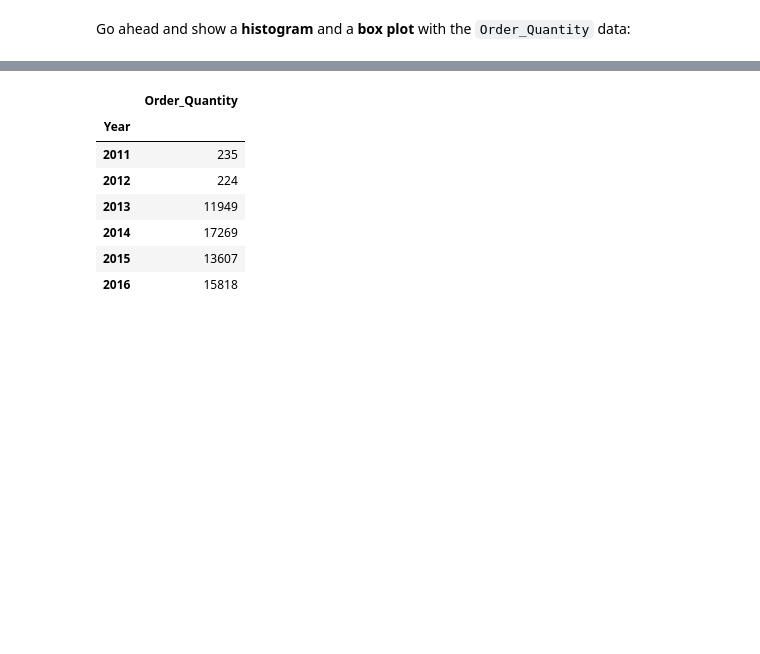
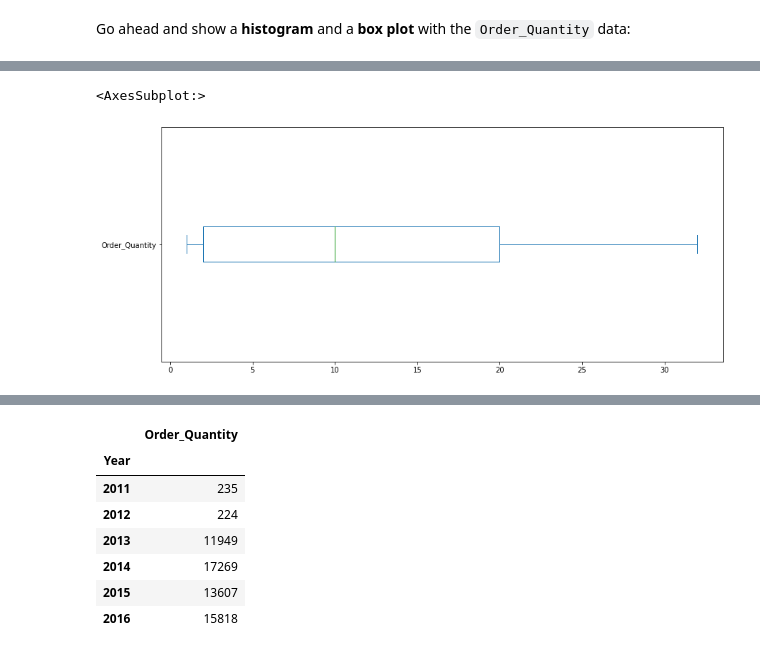
Before and after one commit to originalugo/PDA-bike-store-sales, a Jupyter notebook: Project.ipynb, the cells around one changed output, grey strips where cells are left out. Cells and saved outputs as stored; diff of their text form; code cells hidden in the pictures; blank space fills up the shorter version.

```diff
--- a/Project.ipynb
+++ b/Project.ipynb
@@ -164,3 +175,8 @@ Go ahead and show a <b>histogram</b> and a <b>box plot</b> with the `Order_Quant
+# %%
+sales['Order_Quantity'].plot(kind='box', vert=False, figsize=(14,6))
+# %% [output]
+<AxesSubplot:>
+[figure, added]
 # %% [markdown]
 ![green-divider](https://user-images.githubusercontent.com/7065401/52071924-c003ad80-2562-11e9-8297-1c6595f8a7ff.png)
 
```
Also changed, not shown: parts of 36 cells of this notebook.
